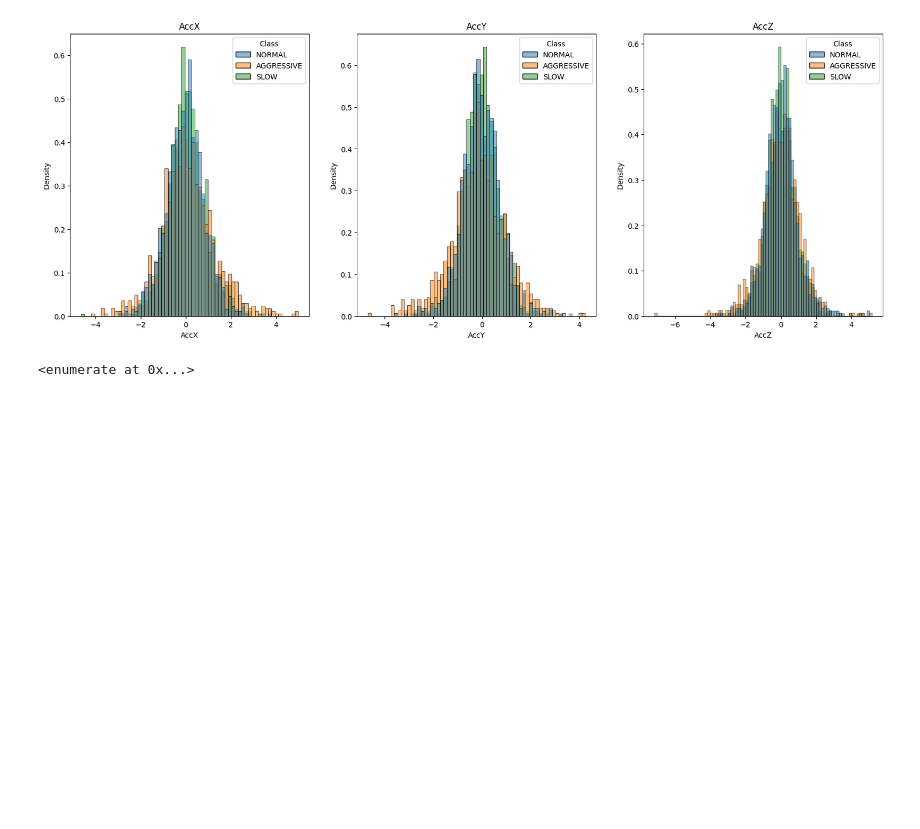
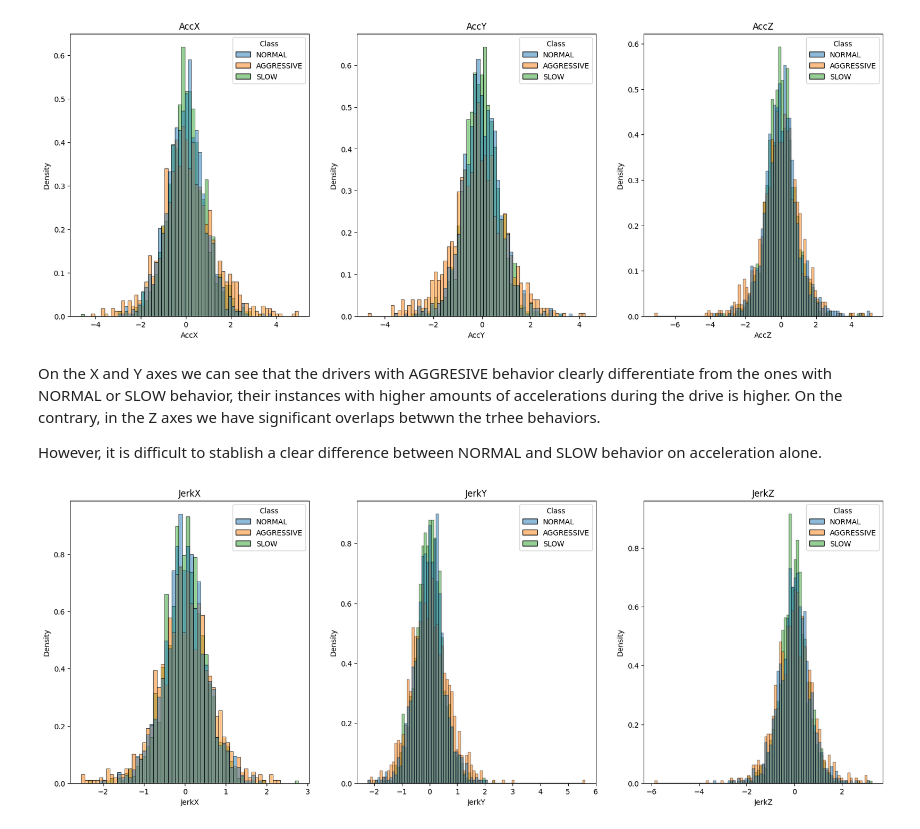
Before and after one commit to aurvantGitHub/driving_behavior, a Jupyter notebook: main.ipynb, the cells around one changed output. Drawn from its saved outputs; the diff is of its cells as text; code cells hidden in the pictures; blank space fills up the shorter version.

Commit message:
jerk histograms

```diff
--- a/main.ipynb
+++ b/main.ipynb
@@ -450,7 +450,18 @@ for i, acc in enumerate(['AccX', 'AccY', 'AccZ']):
 plt.show()
 # %% [output]
 [figure]
-# %%
-enumerate(['AccX', 'AccY', 'AccZ'])
-# %% [output]
-<enumerate at 0x...>
+# %% [markdown]
+On the X and Y axes we can see that the drivers with AGGRESIVE behavior clearly differentiate from the ones with NORMAL or SLOW behavior, their instances with higher amounts of accelerations during the drive is higher. On the contrary, in the Z axes we have significant overlaps betwwn the trhee behaviors.
+
+However, it is difficult to stablish a clear difference between NORMAL and SLOW behavior on acceleration alone.
+# %%
+# jerks
+fig, axes = plt.subplots(1, 3, figsize=(20, 7))
+axes = axes.flatten()
+for i, jerk in enumerate(['JerkX', 'JerkY', 'JerkZ']):
+    sns.histplot(data=df_complete, x=jerk, hue='Class', stat='density', common_norm=False, ax=axes[i])
+    axes[i].set_title(jerk)
+
+plt.show()
+# %% [output]
+[figure, added]
```
Also changed, not shown: parts of 2 cells of this notebook.
